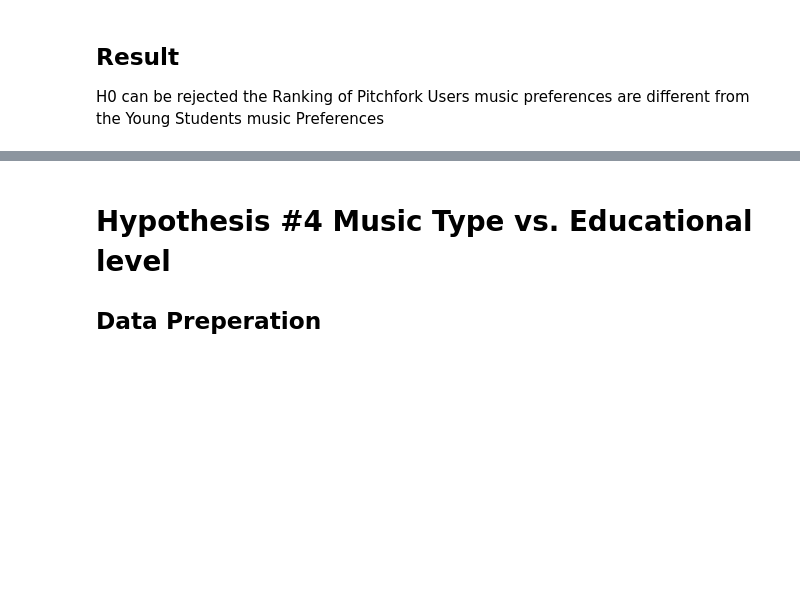
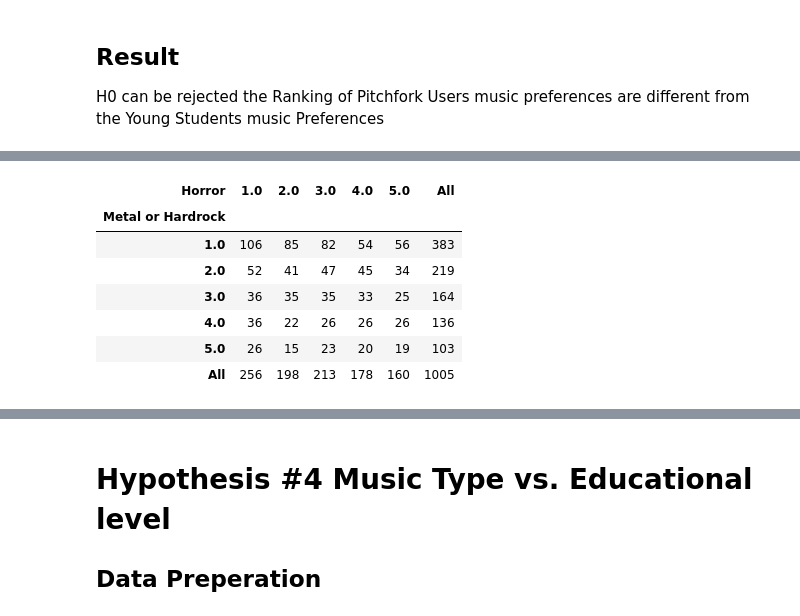
Before and after one commit to Pietrassyk/MusicPreferences_project3, a Jupyter notebook: Project_3.ipynb, the cells around one changed output, grey strips where cells are left out. Cells and saved outputs as stored; diff of their text form; code cells hidden in the pictures; blank space fills up the shorter version.

```diff
--- a/Project_3.ipynb
+++ b/Project_3.ipynb
@@ -303,0 +419,19 @@ H0 can be rejected the Ranking of Pitchfork Users music preferences are differen
+# %%
+# create contigency table for Chi-Squared test
+
+contingency_table = pd.crosstab(
+    students['Metal or Hardrock'],
+    students['Horror'],
+    margins = True
+)
+
+contingency_table
+# %% [output]
+| Horror | 1.0 | 2.0 | 3.0 | 4.0 | 5.0 | All |
+| Metal or Hardrock |  |  |  |  |  |  |
+| 1.0 | 106 | 85 | 82 | 54 | 56 | 383 |
+| 2.0 | 52 | 41 | 47 | 45 | 34 | 219 |
+| 3.0 | 36 | 35 | 35 | 33 | 25 | 164 |
+| 4.0 | 36 | 22 | 26 | 26 | 26 | 136 |
+| 5.0 | 26 | 15 | 23 | 20 | 19 | 103 |
+| All | 256 | 198 | 213 | 178 | 160 | 1005 |
```
Also changed, not shown: parts of 15 cells of this notebook, 1 other file.
